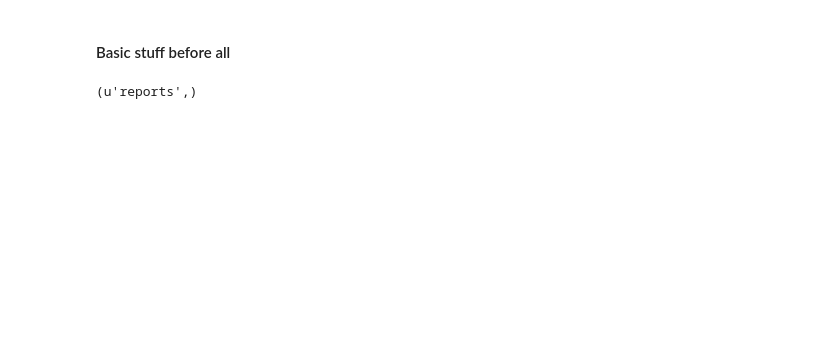
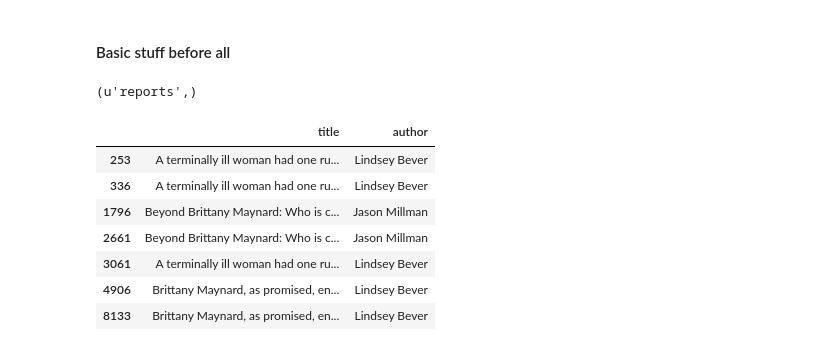
Before and after one commit to arrgee23/WapoDataMining, a Jupyter notebook: python-interface/compare_results.ipynb, the cells around one changed output. Saved outputs shown, nothing was run; the diff lists cells and outputs as text; code cells hidden in the pictures; blank space fills up the shorter version.

```diff
--- a/python-interface/compare_results.ipynb
+++ b/python-interface/compare_results.ipynb
@@ -61,0 +95,15 @@ def heavyInspect(topicId,resultFile,questions_df,answers_df):
+# %%
+#for topic_no see the duplicate results in qrel
+topic_no = 393
+myresult_df,question_df,actual_result_df = heavyInspect(topic_no,resultFile,questions,answers,2)
+
+actual_result_df[actual_result_df.duplicated(["title"],keep=False)][["title","author"]]
+# %% [output]
+|  | title | author |
+| 253 | A terminally ill woman had one ru... | Lindsey Bever |
+| 336 | A terminally ill woman had one ru... | Lindsey Bever |
+| 1796 | Beyond Brittany Maynard: Who is c... | Jason Millman |
+| 2661 | Beyond Brittany Maynard: Who is c... | Jason Millman |
+| 3061 | A terminally ill woman had one ru... | Lindsey Bever |
+| 4906 | Brittany Maynard, as promised, en... | Lindsey Bever |
+| 8133 | Brittany Maynard, as promised, en... | Lindsey Bever |
```
Also changed, not shown: parts of 18 cells of this notebook, 42 other files.
